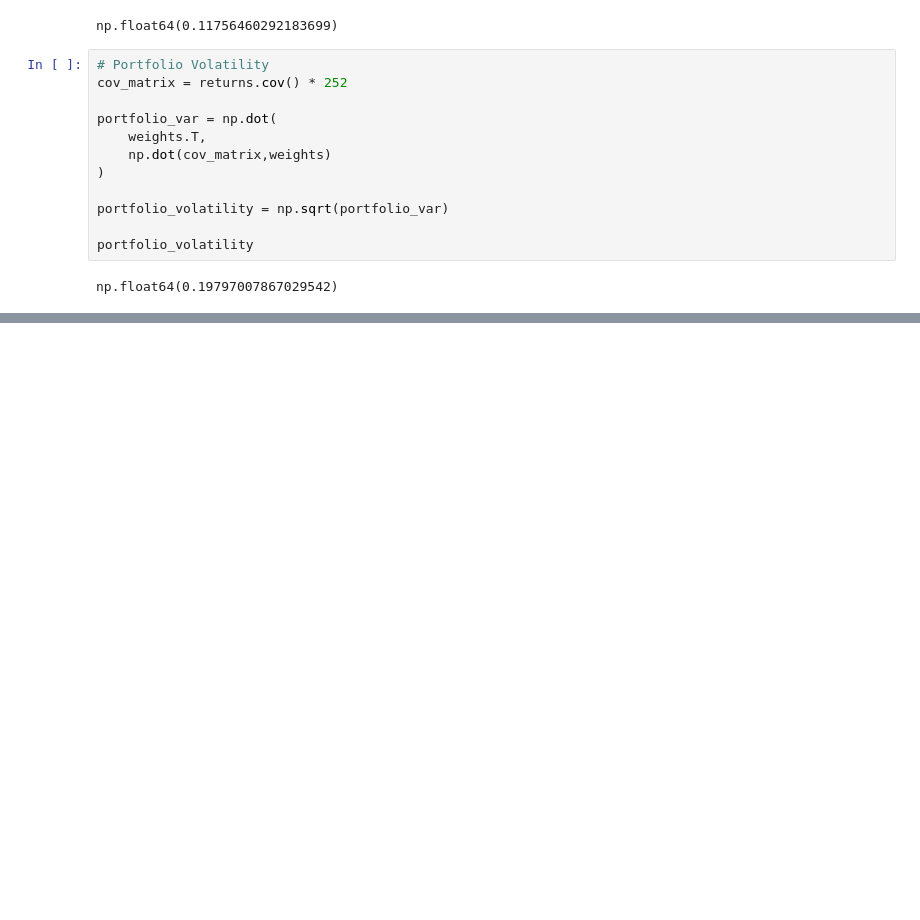
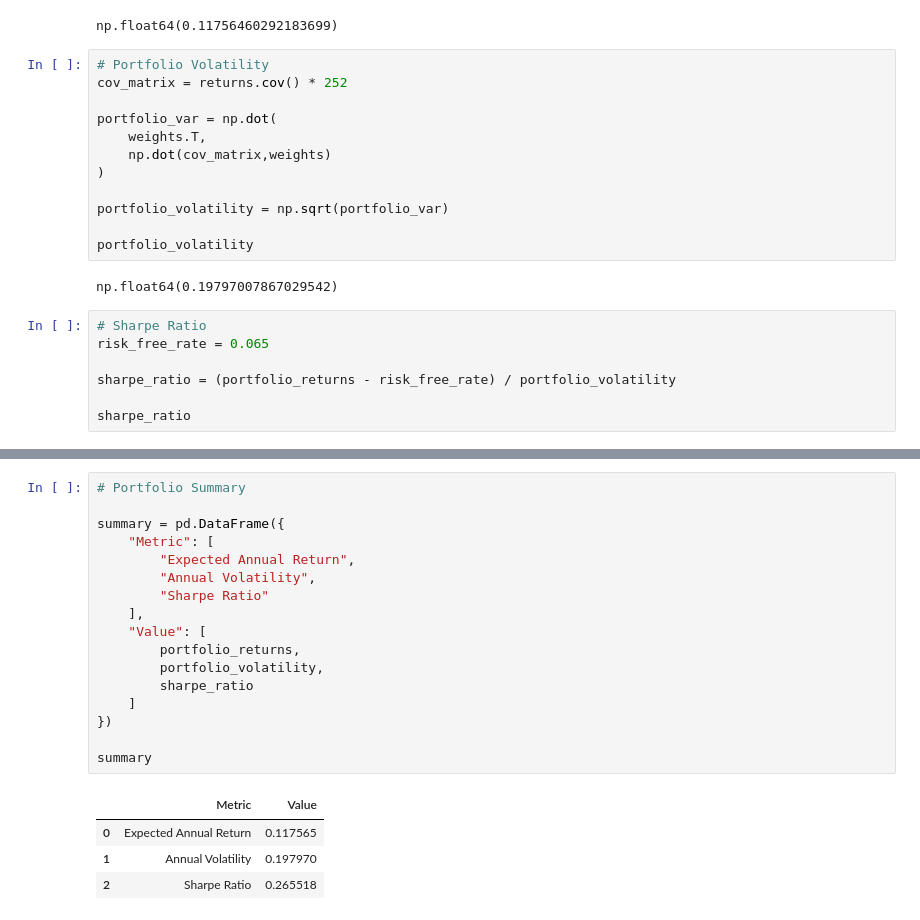
Before and after one commit to Lakshya-1501/week1-stock-analysis, a Jupyter notebook: portfolio_analysis.ipynb, the cells around one changed output, grey strips where cells are left out. Drawn from its saved outputs; the diff is of its cells as text; blank space fills up the shorter version.

```diff
--- a/portfolio_analysis.ipynb
+++ b/portfolio_analysis.ipynb
@@ -145,3 +145,10 @@ portfolio_volatility = np.sqrt(portfolio_var)
 portfolio_volatility
 # %% [output]
 np.float64(0.19797007867029542)
+# %%
+# Sharpe Ratio
+risk_free_rate = 0.065
+
+sharpe_ratio = (portfolio_returns - risk_free_rate) / portfolio_volatility
+
+sharpe_ratio
@@ -147,0 +175,22 @@ np.float64(0.19797007867029542)
+# %%
+# Portfolio Summary
+
+summary = pd.DataFrame({
+    "Metric": [
+        "Expected Annual Return",
+        "Annual Volatility",
+        "Sharpe Ratio"
+    ],
+    "Value": [
+        portfolio_returns,
+        portfolio_volatility,
+        sharpe_ratio
+    ]
+})
+
+summary
+# %% [output]
+|  | Metric | Value |
+| 0 | Expected Annual Return | 0.117565 |
+| 1 | Annual Volatility | 0.197970 |
+| 2 | Sharpe Ratio | 0.265518 |
```
Also changed, not shown: parts of 2 cells of this notebook, 4 other files.
